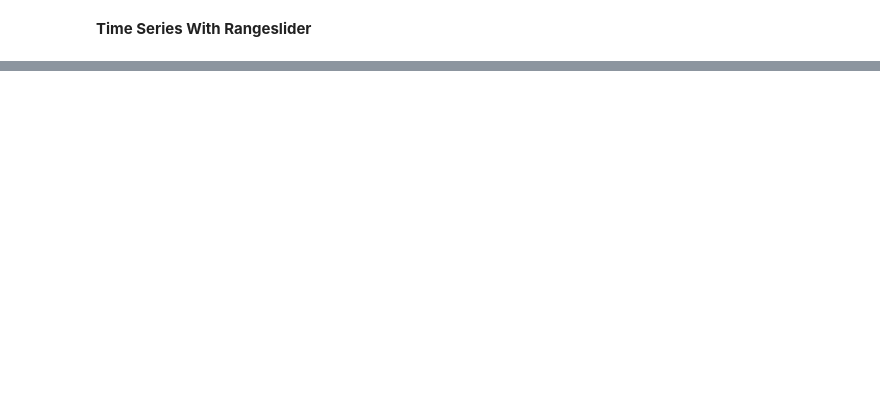
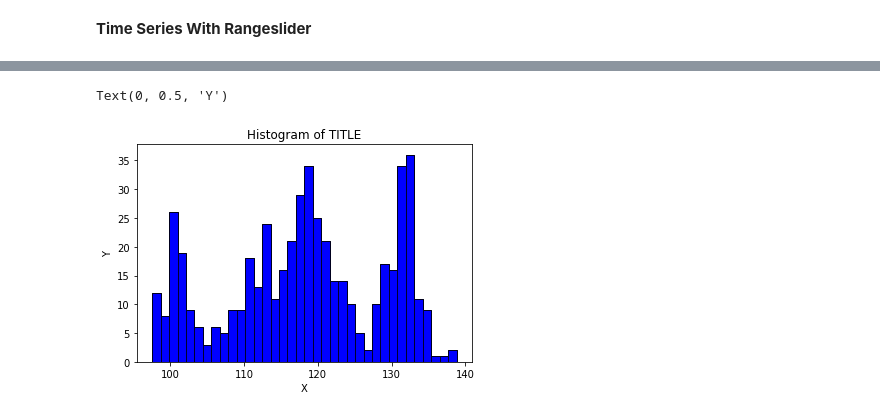
Before and after one commit to hatkanchana/FinanceCBSL, a Jupyter notebook: Colab's_New_Code_Editor.ipynb, the cells around one changed output, grey strips where cells are left out. Saved outputs shown, nothing was run; the diff lists cells and outputs as text; code cells hidden in the pictures; blank space fills up the shorter version.

```diff
--- a/Colab's_New_Code_Editor.ipynb
+++ b/Colab's_New_Code_Editor.ipynb
@@ -184,0 +187,20 @@ IFrame(src= "https://dash-simple-apps.plotly.host/dash-timeseriesplot/", width="
+# %%
+# Import the libraries
+import matplotlib.pyplot as plt
+import seaborn as sns
+
+# matplotlib histogram
+plt.hist(df['up'], color = 'blue', edgecolor = 'black',
+         bins = int(180/5))
+
+# seaborn histogram
+sns.distplot(df['up'], hist=True, kde=False,
+             bins=int(180/5), color = 'blue',
+             hist_kws={'edgecolor':'black'})
+# Add labels
+plt.title('Histogram of TITLE')
+plt.xlabel('X')
+plt.ylabel('Y')
+# %% [output]
+Text(0, 0.5, 'Y')
+[figure, added]
```
Also changed, not shown: parts of 5 cells of this notebook.
